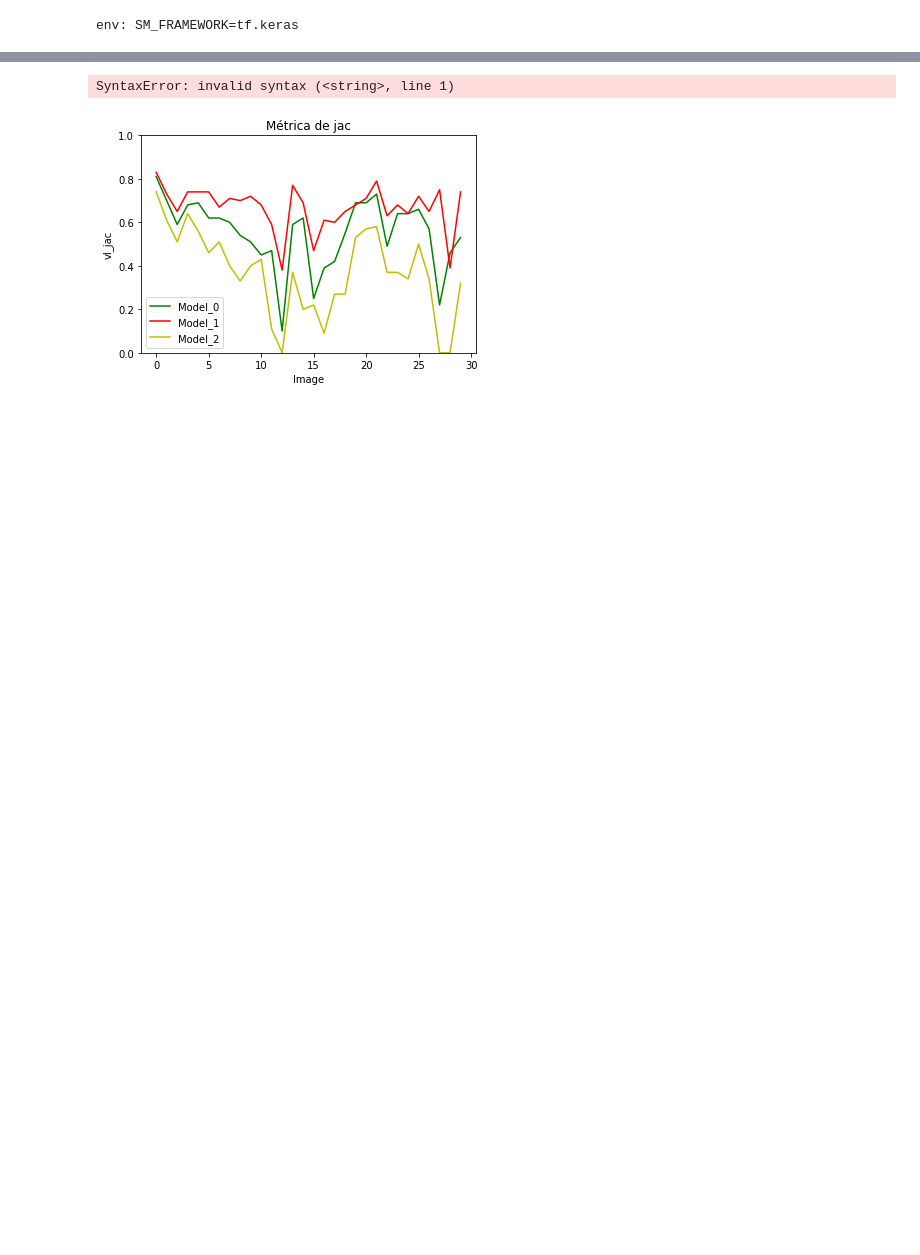
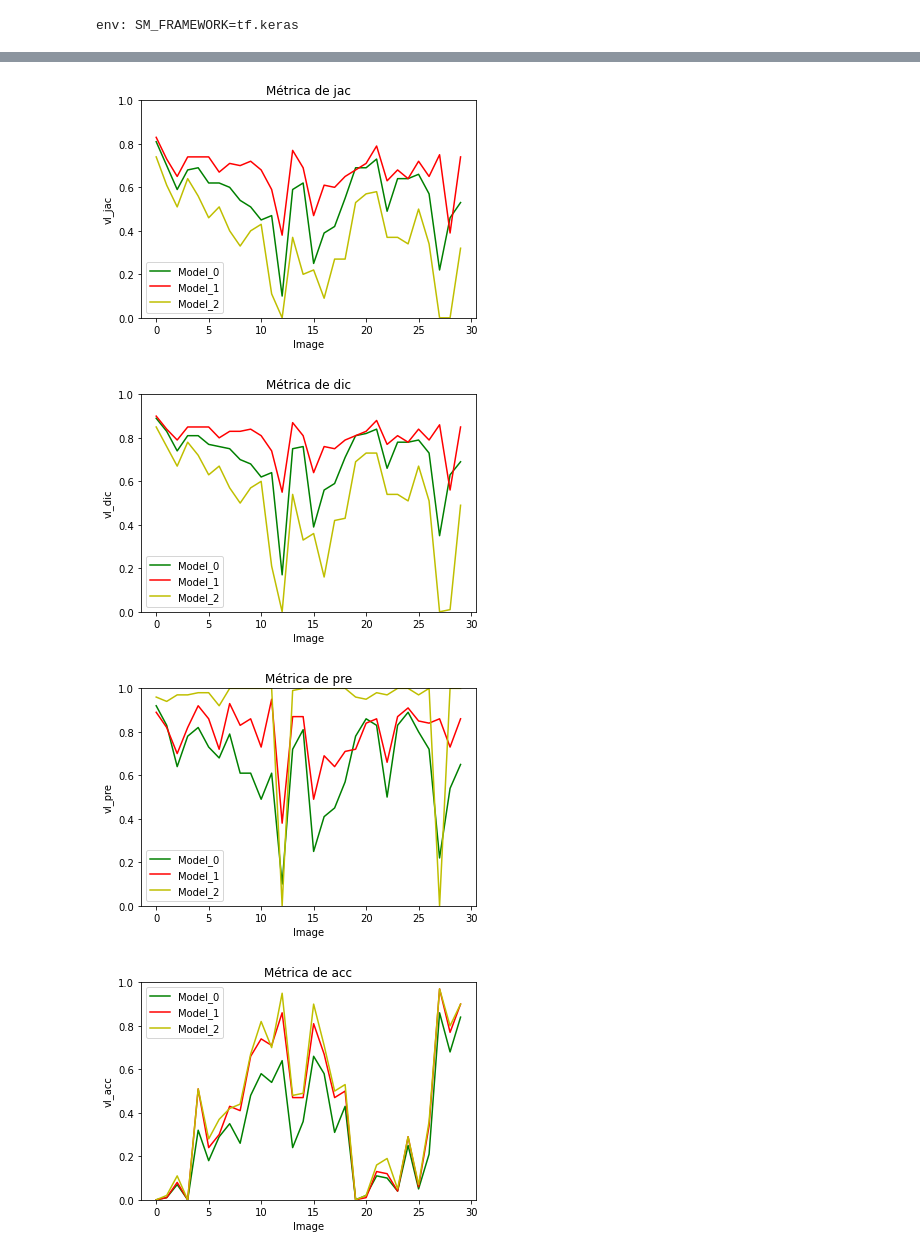
Before and after one commit to Flavya04/data_science_study, a Jupyter notebook: task_03/jupyter_notebook/test_prediction.ipynb, the cells around one changed output, grey strips where cells are left out. Cells and saved outputs as stored; diff of their text form; code cells hidden in the pictures; blank space fills up the shorter version.

Commit message:
funcao-plot-e-table

```diff
--- a/task_03/jupyter_notebook/test_prediction.ipynb
+++ b/task_03/jupyter_notebook/test_prediction.ipynb
@@ -36,7 +38,7 @@ path_model_0 = 'D:/Sensix/Python/Redes Neurais/diverses_backbones/segment_weed_2
 path_model_1 = 'D:/Sensix/Python/Redes Neurais/marcacoes_externas/vgg16_Linknet_2.hdf5'
 path_model_2 = 'D:/Sensix/Python/Redes Neurais/marcacoes_filtro_verde/vgg16_Linknet_Test13.hdf5'
 # %%
-def plot_metrics(path_name_image, path_name_image_md, path_model_0, path_model_1, path_model_2):
+def plot_metrics_and_table(path_name_image, path_name_image_md, path_model_0, path_model_1, path_model_2):
     model_0 = sm.Linknet('vgg16', encoder_weights='imagenet')
     model_1 = sm.Linknet('vgg16', encoder_weights='imagenet')
     model_2 = sm.Linknet('vgg16', encoder_weights='imagenet')
@@ -47,6 +49,9 @@ def plot_metrics(path_name_image, path_name_image_md, path_model_0, path_model_1
 
     original_img = []
     binary_marked = []
+    binary_model_0 = []
+    binary_model_1 = []
+    binary_model_2 = []
 
     real = []
     real_marked = []
@@ -168,6 +173,8 @@ def plot_metrics(path_name_image, path_name_image_md, path_model_0, path_model_1
     dict_of_df = {k: pd.DataFrame(v) for k,v in dict_metrics.items()}
     df_metrics = pd.concat(dict_of_df, axis=1)
     name_metrics = ['vl_jac', 'vl_dic', 'vl_pre', 'vl_acc']
+    global dict_mt
+    dict_mt = {}
 
     for name in name_metrics:
         mm_0 = df_metrics['metrics_model_0'][str(name)]
@@ -187,21 +194,15 @@ def plot_metrics(path_name_image, path_name_image_md, path_model_0, path_model_1
         plt.title('Métrica de ' + str(r))
         ax.legend(loc='best')
 
-        buf = BytesIO()
-        fig.savefig(buf, format="png", dpi=180)
-        buf.seek(0)
-        img_arr = np.frombuffer(buf.getvalue(), dtype=np.uint8)
-        buf.close()
-        img = cv2.imdecode(img_arr, 1)
-        img = cv2.cvtColor(img, cv2.COLOR_BGR2RGB)
+        dict_mt[str('plot_' + str(r))] = mplfig_to_npimage(fig)
 
-        eval('plot_' + str(r) + '=' + str(img))
+        del mm_0, mm_1, mm_2
 
-        del mm_0, mm_1, mm_2, img
-
-        return plot_jac, plot_dic, plot_pre, plot_acc
+    return dict_mt, table
 # %%
-plot_metrics(path_name_image, path_name_image_md, path_model_0, path_model_1, path_model_2)
+dict_mt, table = plot_metrics_and_table(path_name_image, path_name_image_md, path_model_0, path_model_1, path_model_2)
 # %% [output]
-SyntaxError: invalid syntax (<string>, line 1)
 [figure]
+[figure, added]
+[figure, added]
+[figure, added]
```
Also changed, not shown: parts of 3 cells of this notebook.
